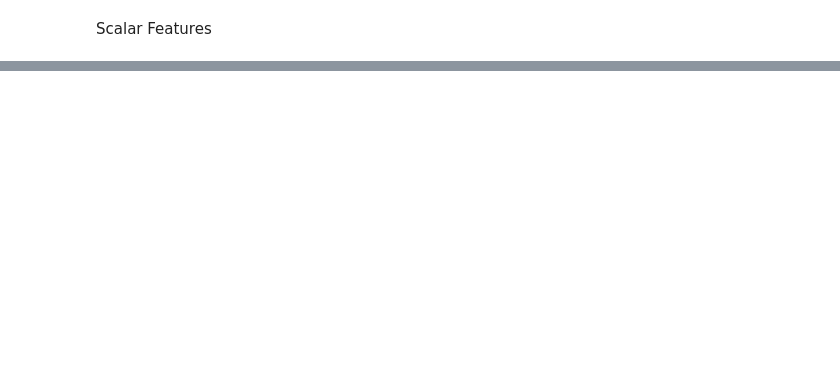
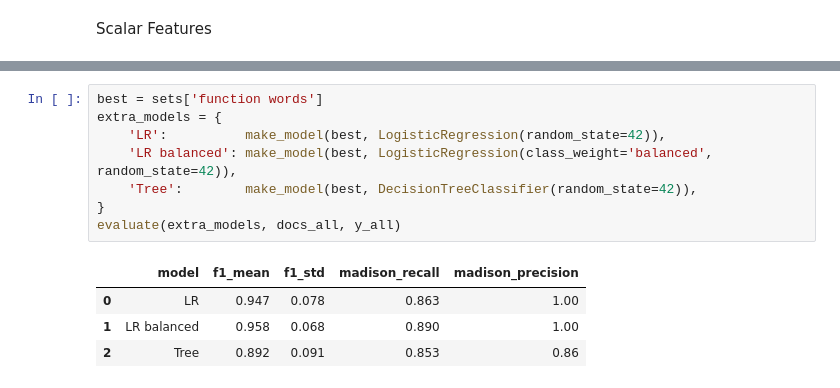
Before and after one commit to kim44321/federalist-papers, a Jupyter notebook: refactored_main.ipynb, the cells around one changed output, grey strips where cells are left out. Cells and saved outputs as stored; diff of their text form; blank space fills up the shorter version.

```diff
--- a/refactored_main.ipynb
+++ b/refactored_main.ipynb
@@ -972,0 +476,13 @@ dtype: float64
+# %%
+best = sets['function words']
+extra_models = {
+    'LR':          make_model(best, LogisticRegression(random_state=42)),
+    'LR balanced': make_model(best, LogisticRegression(class_weight='balanced', random_state=42)),
+    'Tree':        make_model(best, DecisionTreeClassifier(random_state=42)),
+}
+evaluate(extra_models, docs_all, y_all)
+# %% [output]
+|  | model | f1_mean | f1_std | madison_recall | madison_precision |
+| 0 | LR | 0.947 | 0.078 | 0.863 | 1.00 |
+| 1 | LR balanced | 0.958 | 0.068 | 0.890 | 1.00 |
+| 2 | Tree | 0.892 | 0.091 | 0.853 | 0.86 |
```
Also changed, not shown: parts of 60 cells of this notebook, 1 other file.
